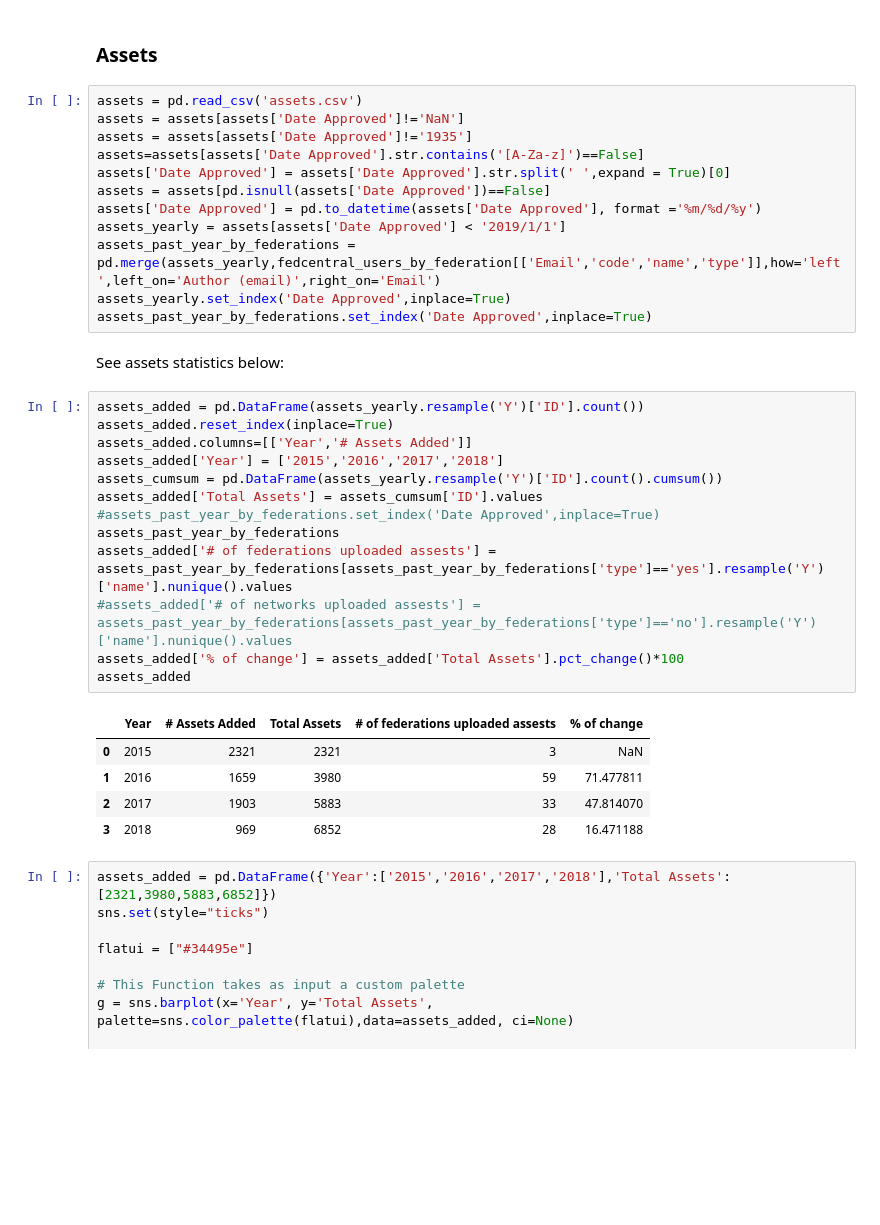
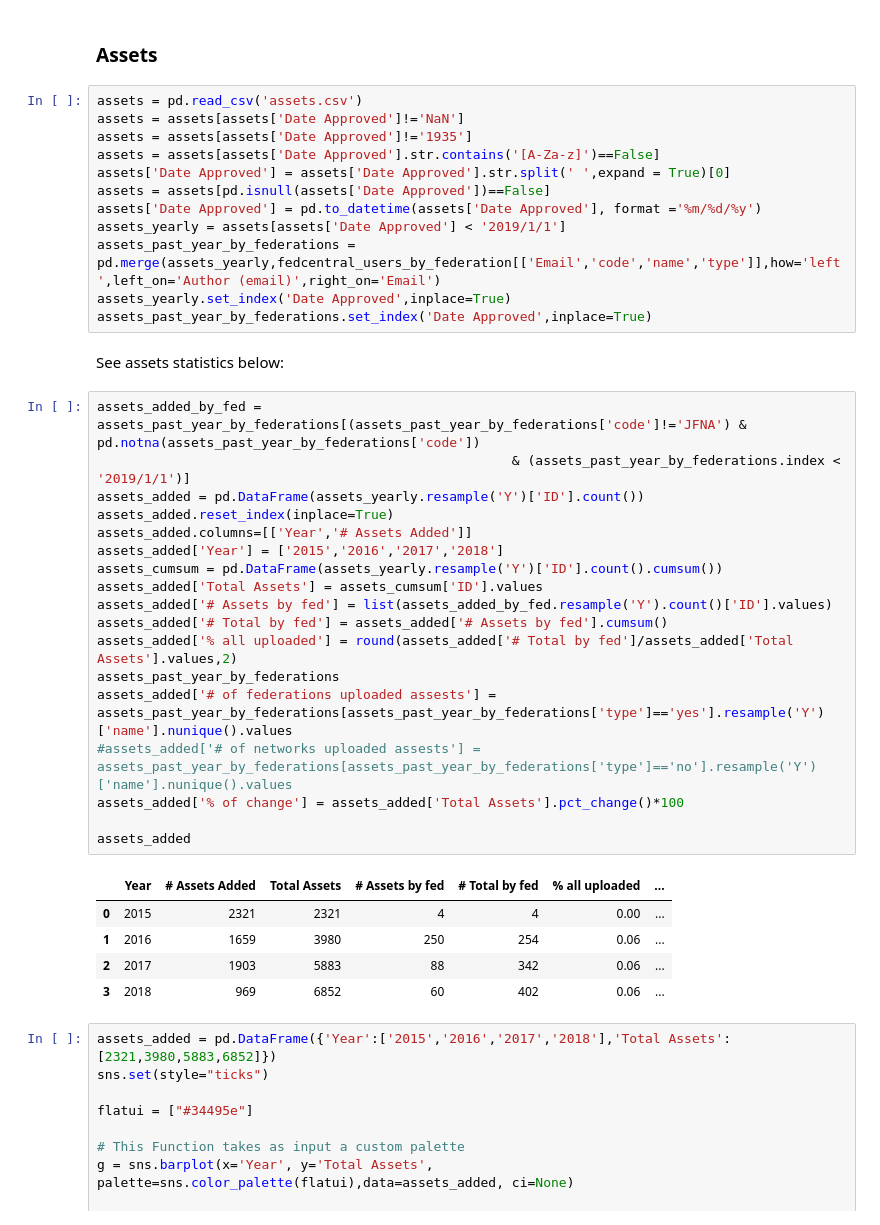
Before and after one commit to olga0503/DATA602hw1, a Jupyter notebook: FedCentral Analytics .ipynb, the cells around one changed output. Cells and saved outputs as stored; diff of their text form; blank space fills up the shorter version.

```diff
--- a/FedCentral Analytics .ipynb
+++ b/FedCentral Analytics .ipynb
@@ -931,7 +966,7 @@ daily_stats
 assets = pd.read_csv('assets.csv')
 assets = assets[assets['Date Approved']!='NaN']
 assets = assets[assets['Date Approved']!='1935']
-assets=assets[assets['Date Approved'].str.contains('[A-Za-z]')==False]
+assets = assets[assets['Date Approved'].str.contains('[A-Za-z]')==False]
 assets['Date Approved'] = assets['Date Approved'].str.split(' ',expand = True)[0]
 assets = assets[pd.isnull(assets['Date Approved'])==False]
 assets['Date Approved'] = pd.to_datetime(assets['Date Approved'], format ='%m/%d/%y')
@@ -942,24 +977,29 @@ assets_past_year_by_federations.set_index('Date Approved',inplace=True)
 # %% [markdown]
 See assets statistics below:
 # %%
+assets_added_by_fed = assets_past_year_by_federations[(assets_past_year_by_federations['code']!='JFNA') & pd.notna(assets_past_year_by_federations['code'])
+                                                     & (assets_past_year_by_federations.index < '2019/1/1')]
 assets_added = pd.DataFrame(assets_yearly.resample('Y')['ID'].count())
 assets_added.reset_index(inplace=True)
 assets_added.columns=[['Year','# Assets Added']]
 assets_added['Year'] = ['2015','2016','2017','2018']
 assets_cumsum = pd.DataFrame(assets_yearly.resample('Y')['ID'].count().cumsum())
 assets_added['Total Assets'] = assets_cumsum['ID'].values
-#assets_past_year_by_federations.set_index('Date Approved',inplace=True)
+assets_added['# Assets by fed'] = list(assets_added_by_fed.resample('Y').count()['ID'].values)
+assets_added['# Total by fed'] = assets_added['# Assets by fed'].cumsum()
+assets_added['% all uploaded'] = round(assets_added['# Total by fed']/assets_added['Total Assets'].values,2)
 assets_past_year_by_federations
 assets_added['# of federations uploaded assests'] = assets_past_year_by_federations[assets_past_year_by_federations['type']=='yes'].resample('Y')['name'].nunique().values
 #assets_added['# of networks uploaded assests'] = assets_past_year_by_federations[assets_past_year_by_federations['type']=='no'].resample('Y')['name'].nunique().values
 assets_added['% of change'] = assets_added['Total Assets'].pct_change()*100
+
 assets_added
 # %% [output]
-|  | Year | # Assets Added | Total Assets | # of federations uploaded assests | % of change |
-| 0 | 2015 | 2321 | 2321 | 3 | NaN |
-| 1 | 2016 | 1659 | 3980 | 59 | 71.477811 |
-| 2 | 2017 | 1903 | 5883 | 33 | 47.814070 |
-| 3 | 2018 | 969 | 6852 | 28 | 16.471188 |
+|  | Year | # Assets Added | Total Assets | # Assets by fed | # Total by fed | % all uploaded | ... |
+| 0 | 2015 | 2321 | 2321 | 4 | 4 | 0.00 | ... |
+| 1 | 2016 | 1659 | 3980 | 250 | 254 | 0.06 | ... |
+| 2 | 2017 | 1903 | 5883 | 88 | 342 | 0.06 | ... |
+| 3 | 2018 | 969 | 6852 | 60 | 402 | 0.06 | ... |
 # %%
 assets_added = pd.DataFrame({'Year':['2015','2016','2017','2018'],'Total Assets':[2321,3980,5883,6852]})
 sns.set(style="ticks")
```
Also changed, not shown: parts of 9 cells of this notebook.
